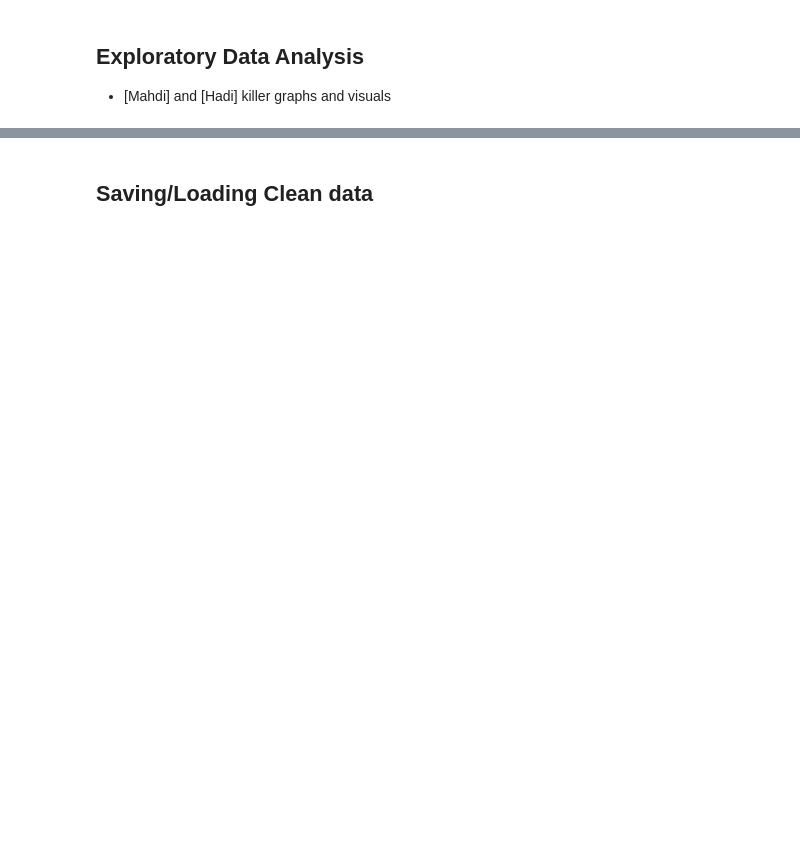
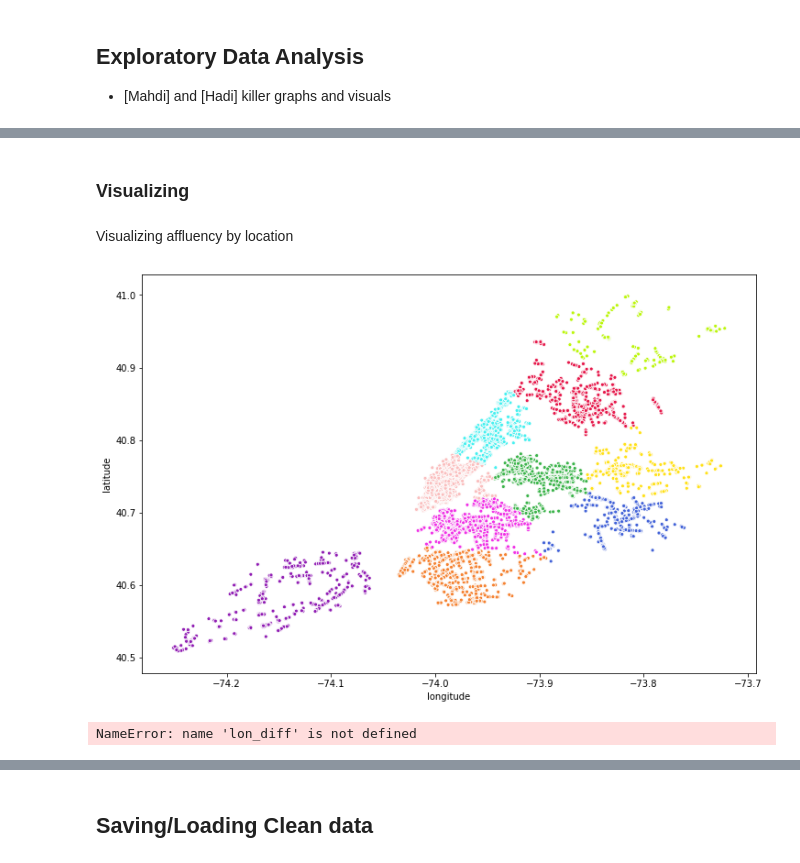
Before and after one commit to Shaddyjr/predicting_affluence_using_yelp, a Jupyter notebook: client_project_notebook.ipynb, the cells around one changed output, grey strips where cells are left out. Cells and saved outputs as stored; diff of their text form; code cells hidden in the pictures; blank space fills up the shorter version.

```diff
--- a/client_project_notebook.ipynb
+++ b/client_project_notebook.ipynb
@@ -550,0 +532,43 @@ sns.scatterplot(data = df, x = 'affluency_rate', y = 'zip_code')
+# %% [markdown]
+### Visualizing
+# %% [markdown]
+Visualizing affluency by location
+# %%
+plt.figure(figsize = (12,8))
+sns.scatterplot(
+    data = complete_df,
+    y = "latitude",
+    x = "longitude",
+    hue = "location_cluster",
+    hue_order = order_of_clusters,
+    palette = colors,
+    s = 16,
+    legend = False
+);
+# %% [output]
+[figure, added]
+# %%
+# https://matplotlib.org/basemap/api/basemap_api.html
+# https://matplotlib.org/basemap/users/geography.html
+# https://basemaptutorial.readthedocs.io/en/latest/backgrounds.html#arcgisimage
+plt.figure(figsize=(lon_diff * scale, lat_diff * scale))
+m = Basemap(
+    resolution = None,
+    llcrnrlat = complete_df["latitude"].min() - lat_pad,
+    llcrnrlon = complete_df["longitude"].min() - lon_pad,
+    urcrnrlat = complete_df["latitude"].max() + lat_pad,
+    urcrnrlon = complete_df["longitude"].max() + lat_pad,
+    epsg = 3395
+)
+
+
+m.arcgisimage(service ="World_Shaded_Relief", xpixels = 2000)
+m.scatter(lon, lat, latlon=True,
+    s = 1,
+    c = np.array(colors)[complete_df["location_cluster"]]
+);
+
+
+# ADD COLOR BARS
+# %% [output]
+NameError: name 'lon_diff' is not defined
```
Also changed, not shown: parts of 167 cells of this notebook.
